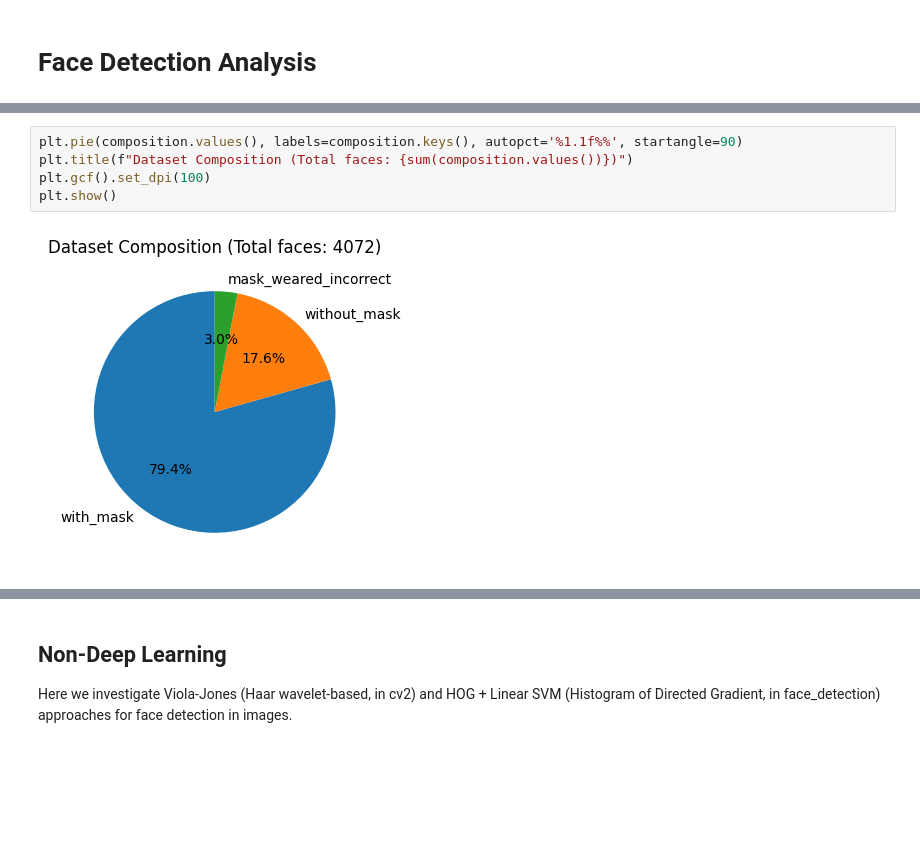
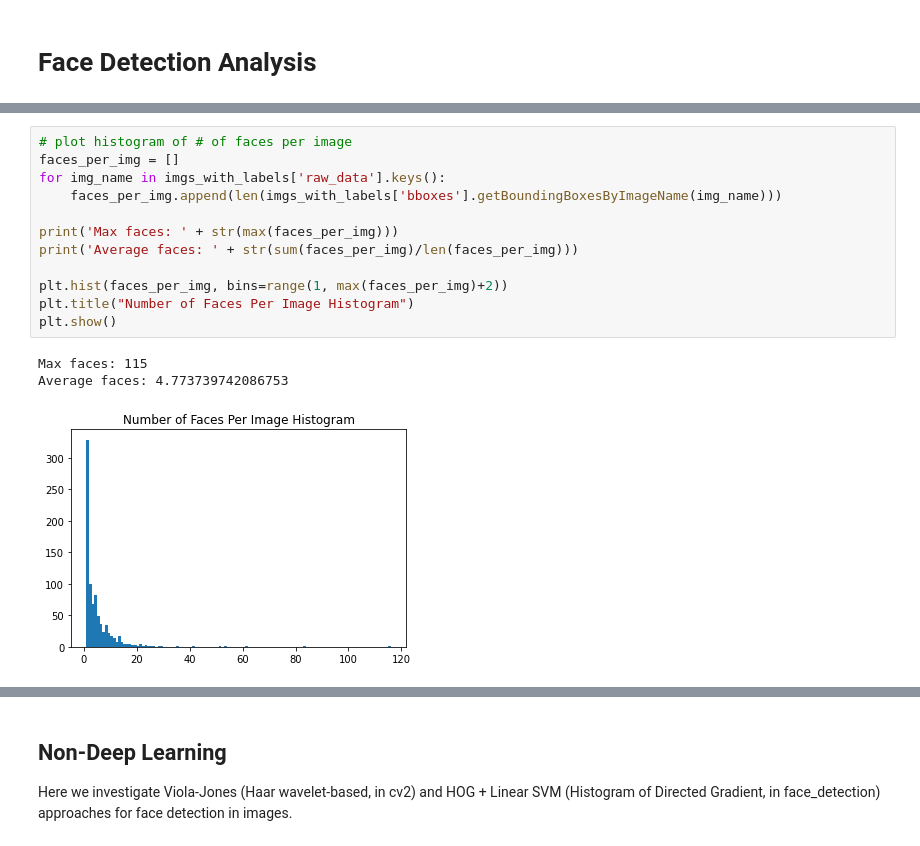
Before and after one commit to cSchubes/371q_mask_detection, a Jupyter notebook: Face Detection.ipynb, the cells around one changed output, grey strips where cells are left out. Drawn from its saved outputs; the diff is of its cells as text; blank space fills up the shorter version.

```diff
--- a/Face Detection.ipynb
+++ b/Face Detection.ipynb
@@ -23,7 +54,16 @@ for img in imgs_with_labels.values():
-# %%
-plt.pie(composition.values(), labels=composition.keys(), autopct='%1.1f%%', startangle=90)
-plt.title(f"Dataset Composition (Total faces: {sum(composition.values())})")
-plt.gcf().set_dpi(100)
-plt.show()
-# %% [output]
-[figure, removed]
+# %%
+# plot histogram of # of faces per image
+faces_per_img = []
+for img_name in imgs_with_labels['raw_data'].keys():
+    faces_per_img.append(len(imgs_with_labels['bboxes'].getBoundingBoxesByImageName(img_name)))
+
+print('Max faces: ' + str(max(faces_per_img)))
+print('Average faces: ' + str(sum(faces_per_img)/len(faces_per_img)))
+
+plt.hist(faces_per_img, bins=range(1, max(faces_per_img)+2))
+plt.title("Number of Faces Per Image Histogram")
+plt.show()
+# %% [output]
+Max faces: 115
+Average faces: 4.773739742086753
+[figure, added]
```
Also changed, not shown: parts of 44 cells of this notebook, 19 other files.
